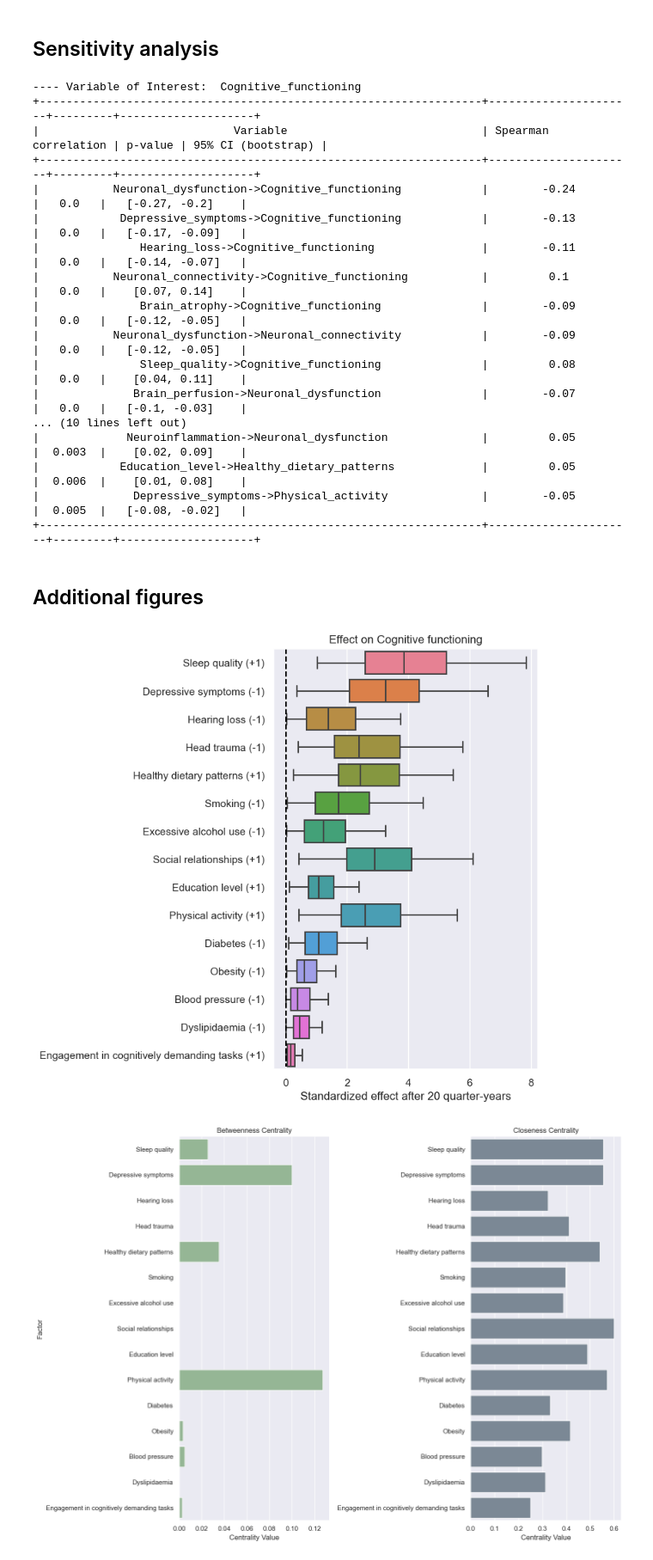
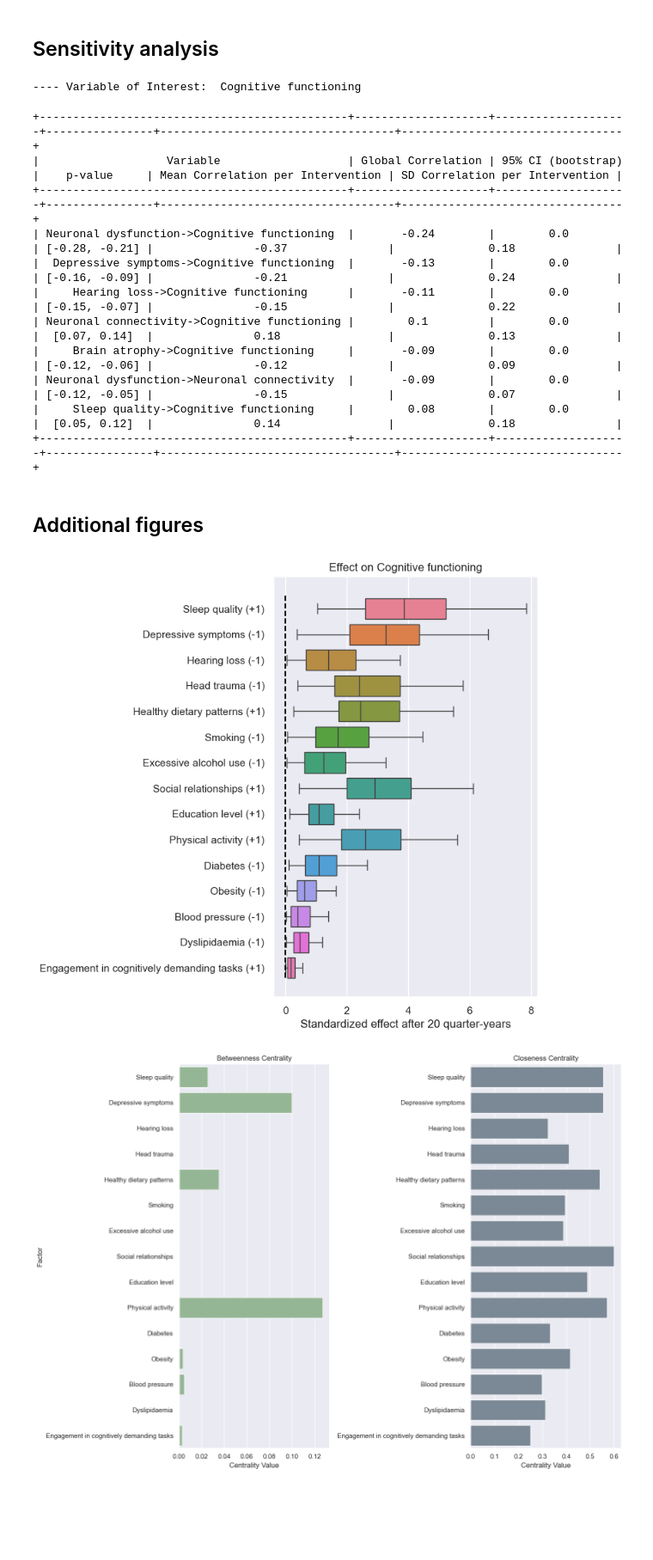
Before and after one commit to vvvasconcelos/SystemsInsightPipeline, a Jupyter notebook: tutorials/Alzheimer.ipynb, the cells around one changed output. Shown at 86% size. Saved outputs shown, nothing was run; the diff lists cells and outputs as text; code cells hidden in the pictures; blank space fills up the shorter version.

```diff
--- a/tutorials/Alzheimer.ipynb
+++ b/tutorials/Alzheimer.ipynb
@@ -48,4 +49,4 @@ Given these settings, we can now run simulations from the SDM-converted CLD.
 # %%
-df_sol, param_samples, eig_val_vec = sdm.run_simulations()  # Run the simulated interventions
+df_sol, param_samples = sdm.run_simulations()  # Run the simulated interventions
 intervention_effects_per_voi = sdm.get_intervention_effects()  # Get the intervention effects
 # %% [output]
@@ -85,7 +89,7 @@ Comparison Table (Percentage Greater, 95% CI, Cliff’s Delta):
 ## Sensitivity analysis
 # %%
 ## Estimate spearman correlation for the model parameters, either for one intervention variable (int_var) or for all
-cut_off_SA_importance = 0.05
+cut_off_SA_importance = 0.08
 int_var = None # If None, the simulations of all intervention will be used
 
 for voi in s.variable_of_interest:
@@ -94,36 +98,31 @@ for voi in s.variable_of_interest:
     SA_results, df_SA = sdm.run_SA(outcome_var, int_var, cut_off_SA_importance)
     print("")
 # %% [output]
----- Variable of Interest:  Cognitive_functioning
-+------------------------------------------------------------------+----------------------+---------+--------------------+
-|                             Variable                             | Spearman correlation | p-value | 95% CI (bootstrap) |
-+------------------------------------------------------------------+----------------------+---------+--------------------+
-|           Neuronal_dysfunction->Cognitive_functioning            |        -0.24         |   0.0   |   [-0.27, -0.2]    |
-|            Depressive_symptoms->Cognitive_functioning            |        -0.13         |   0.0   |   [-0.17, -0.09]   |
-|               Hearing_loss->Cognitive_functioning                |        -0.11         |   0.0   |   [-0.14, -0.07]   |
-|           Neuronal_connectivity->Cognitive_functioning           |         0.1          |   0.0   |    [0.07, 0.14]    |
-|               Brain_atrophy->Cognitive_functioning               |        -0.09         |   0.0   |   [-0.12, -0.05]   |
-|           Neuronal_dysfunction->Neuronal_connectivity            |        -0.09         |   0.0   |   [-0.12, -0.05]   |
-|               Sleep_quality->Cognitive_functioning               |         0.08         |   0.0   |    [0.04, 0.11]    |
-|              Brain_perfusion->Neuronal_dysfunction               |        -0.07         |   0.0   |   [-0.1, -0.03]    |
-... (10 lines left out)
-|             Neuroinflammation->Neuronal_dysfunction              |         0.05         |  0.003  |    [0.02, 0.09]    |
-|            Education_level->Healthy_dietary_patterns             |         0.05         |  0.006  |    [0.01, 0.08]    |
-|              Depressive_symptoms->Physical_activity              |        -0.05         |  0.005  |   [-0.08, -0.02]   |
-+------------------------------------------------------------------+----------------------+---------+--------------------+
+---- Variable of Interest:  Cognitive functioning
++----------------------------------------------+--------------------+--------------------+----------------+-----------------------------------+---------------------------------+
+|                   Variable                   | Global Correlation | 95% CI (bootstrap) |    p-value     | Mean Correlation per Intervention | SD Correlation per Intervention |
++----------------------------------------------+--------------------+--------------------+----------------+-----------------------------------+---------------------------------+
+| Neuronal dysfunction->Cognitive functioning  |       -0.24        |        0.0         | [-0.28, -0.21] |               -0.37               |              0.18               |
+|  Depressive symptoms->Cognitive functioning  |       -0.13        |        0.0         | [-0.16, -0.09] |               -0.21               |              0.24               |
+|     Hearing loss->Cognitive functioning      |       -0.11        |        0.0         | [-0.15, -0.07] |               -0.15               |              0.22               |
+| Neuronal connectivity->Cognitive functioning |        0.1         |        0.0         |  [0.07, 0.14]  |               0.18                |              0.13               |
+|     Brain atrophy->Cognitive functioning     |       -0.09        |        0.0         | [-0.12, -0.06] |               -0.12               |              0.09               |
+| Neuronal dysfunction->Neuronal connectivity  |       -0.09        |        0.0         | [-0.12, -0.05] |               -0.15               |              0.07               |
+|     Sleep quality->Cognitive functioning     |        0.08        |        0.0         |  [0.05, 0.12]  |               0.14                |              0.18               |
++----------------------------------------------+--------------------+--------------------+----------------+-----------------------------------+---------------------------------+
 # %% [markdown]
 ## Additional figures
 # %%
-datadriven_ranking = ["Sleep_quality", "Depressive_symptoms", "Hearing_loss", "Head_trauma",
-                      "Healthy_dietary_patterns", "Smoking", "Excessive_alcohol_use",
-                      "Social_relationships", "Education_level", "Physical_activity",
-                      "Diabetes", "Obesity", "Blood_pressure", "Dyslipidaemia",
-                      "Engagement_in_cognitively_demanding_tasks"]
+datadriven_ranking = ["Sleep quality", "Depressive symptoms", "Hearing loss", "Head trauma",
+                      "Healthy dietary patterns", "Smoking", "Excessive alcohol use",
+                      "Social relationships", "Education level", "Physical activity",
+                      "Diabetes", "Obesity", "Blood pressure", "Dyslipidaemia",
+                      "Engagement in cognitively demanding tasks"]
 
 plot_simulated_intervention_ranking(s, intervention_effects_per_voi[voi], voi,
                                     top_plot=None, order=datadriven_ranking);
 # %% [output]
-[figure, old version]
+[figure, new version]
 # %%
 ## Centrality plot for comparison
 import pandas as pd
```
Also changed, not shown: parts of 6 cells of this notebook, 14 other files.
